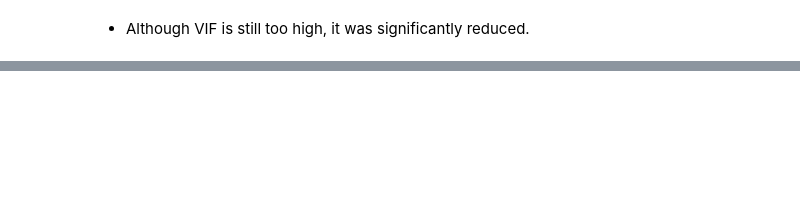
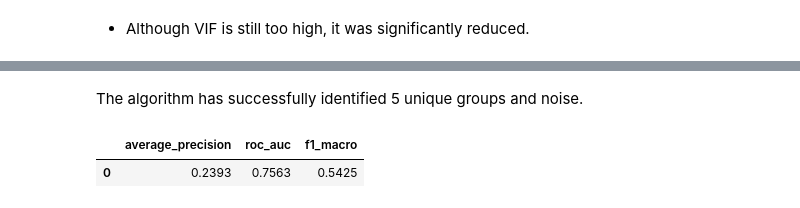
Before and after one commit to Sauciu1/defaulting-risk, a Jupyter notebook: notebooks/nb4_house_parameters.ipynb, the cells around one changed output, grey strips where cells are left out. Drawn from its saved outputs; the diff is of its cells as text; code cells hidden in the pictures; blank space fills up the shorter version.

```diff
--- a/notebooks/nb4_house_parameters.ipynb
+++ b/notebooks/nb4_house_parameters.ipynb
@@ -306,0 +346,9 @@ We firs
+# %% [markdown]
+The algorithm has successfully identified 5 unique groups and noise.
+# %%
+X_train["Cluster_Label"] = pd.Categorical(labels_train)
+X_test["Cluster_Label"] = pd.Categorical(labels_test)
+submissions.cv_lgbm(X_train.drop(columns=housing_columns, errors="ignore"), y_train)
+# %% [output]
+|  | average_precision | roc_auc | f1_macro |
+| 0 | 0.2393 | 0.7563 | 0.5425 |
```
Also changed, not shown: parts of 52 cells of this notebook, 5 other files.
